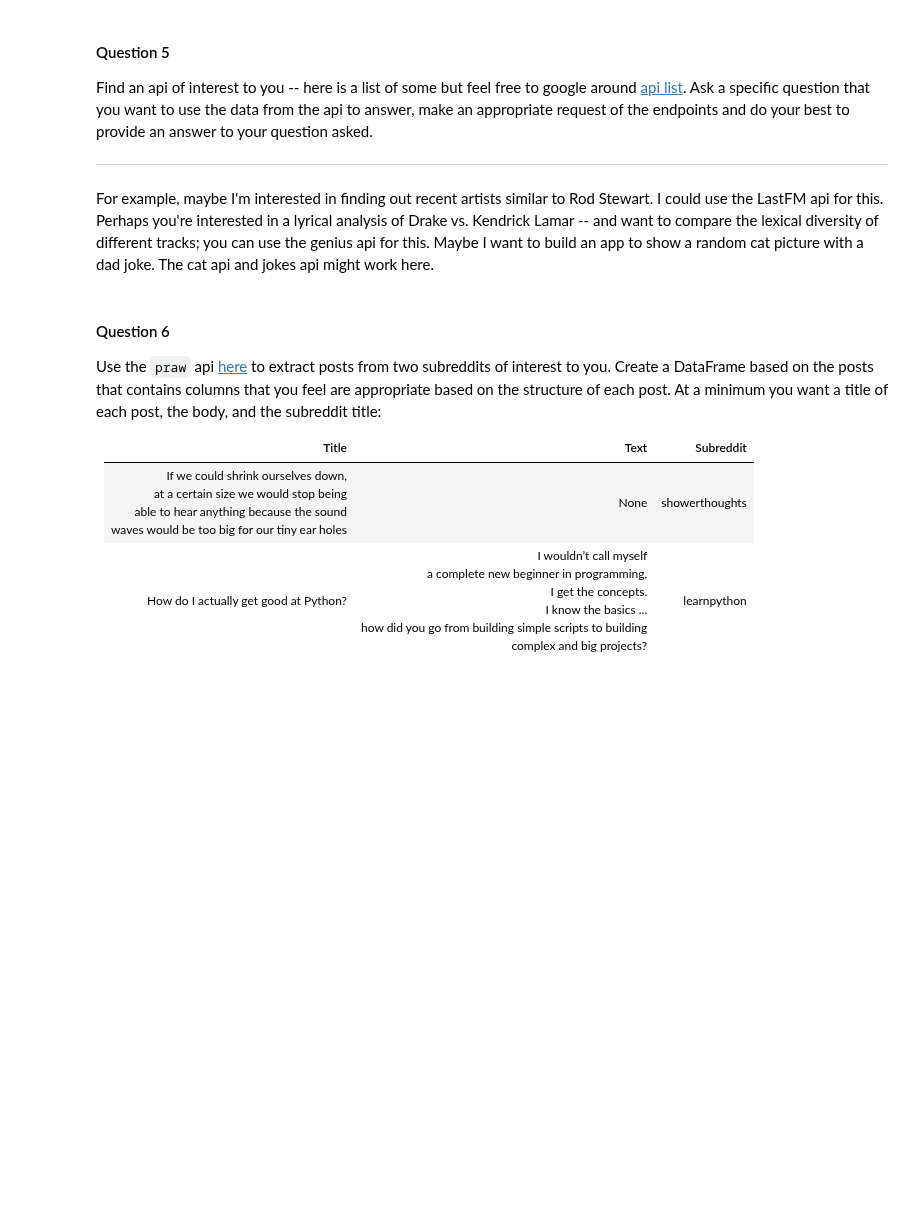
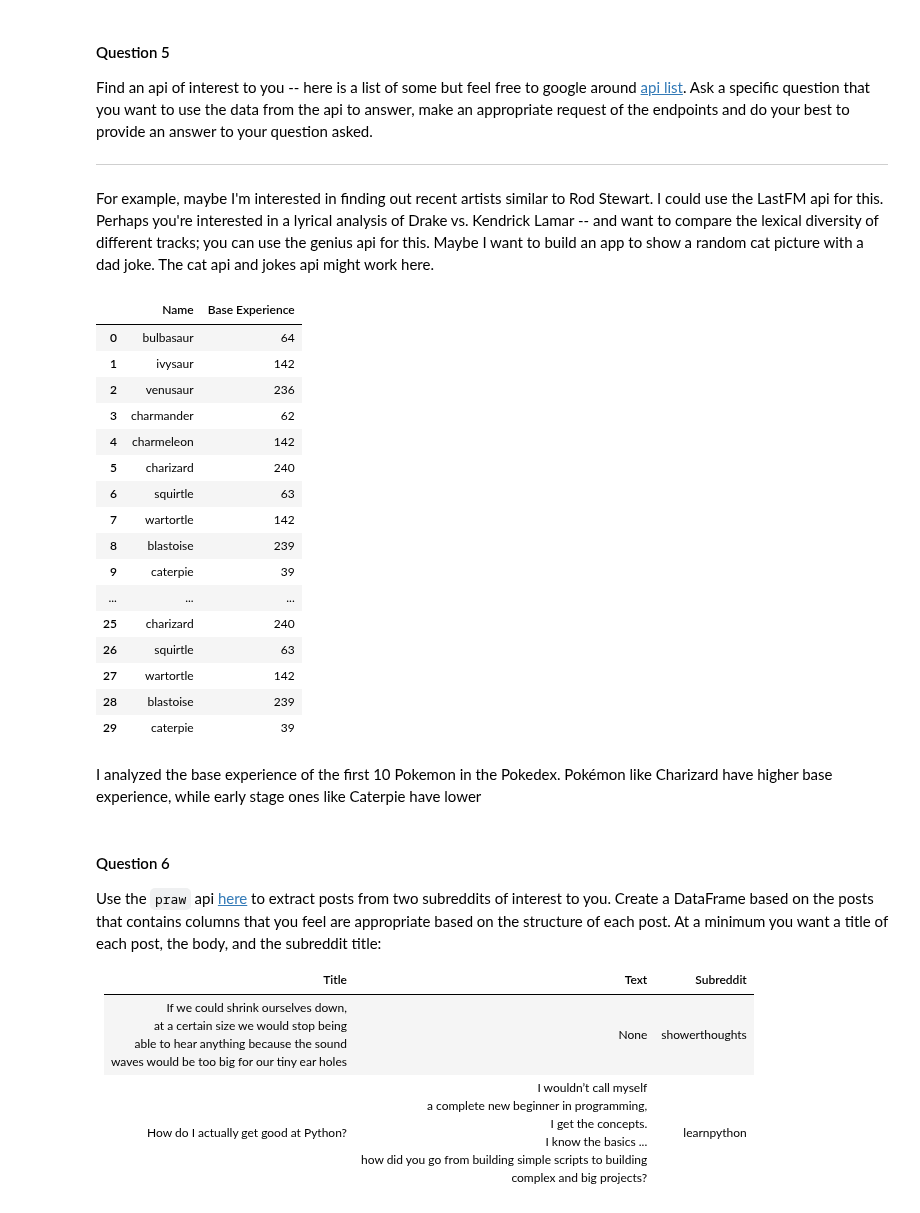
Before and after one commit to josepeon/python_dad_class, a Jupyter notebook: dad_apis_webscraping_hw.ipynb, the cells around one changed output. Saved outputs shown, nothing was run; the diff lists cells and outputs as text; code cells hidden in the pictures; blank space fills up the shorter version.

```diff
--- a/dad_apis_webscraping_hw.ipynb
+++ b/dad_apis_webscraping_hw.ipynb
@@ -204,6 +204,39 @@ Find an api of interest to you -- here is a list of some but feel free to google
 
 -------
 For example, maybe I'm interested in finding out recent artists similar to Rod Stewart.  I could use the LastFM api for this.  Perhaps you're interested in a lyrical analysis of Drake vs. Kendrick Lamar -- and want to compare the lexical diversity of different tracks; you can use the genius api for this.  Maybe I want to build an app to show a random cat picture with a dad joke.  The cat api and jokes api might work here.
+# %%
+pokemon_data = []
+# %%
+for i in range(1, 11):
+    url = f"https://pokeapi.co/api/v2/pokemon/{i}/"
+    response = requests.get(url)
+    data = response.json()
+    name = data['name']
+    base_experience = data['base_experience']
+    pokemon_data.append({'Name': name, 'Base Experience': base_experience})
+# %%
+df = pd.DataFrame(pokemon_data)
+df
+# %% [output]
+|  | Name | Base Experience |
+| 0 | bulbasaur | 64 |
+| 1 | ivysaur | 142 |
+| 2 | venusaur | 236 |
+| 3 | charmander | 62 |
+| 4 | charmeleon | 142 |
+| 5 | charizard | 240 |
+| 6 | squirtle | 63 |
+| 7 | wartortle | 142 |
+| 8 | blastoise | 239 |
+| 9 | caterpie | 39 |
+| ... | ... | ... |
+| 25 | charizard | 240 |
+| 26 | squirtle | 63 |
+| 27 | wartortle | 142 |
+| 28 | blastoise | 239 |
+| 29 | caterpie | 39 |
+# %% [markdown]
+I analyzed the base experience of the first 10 Pokemon in the Pokedex. Pokémon like Charizard have higher base experience, while early stage ones like Caterpie have lower
 # %% [markdown]
 #### Question 6
 
```
Also changed, not shown: parts of 12 cells of this notebook.
